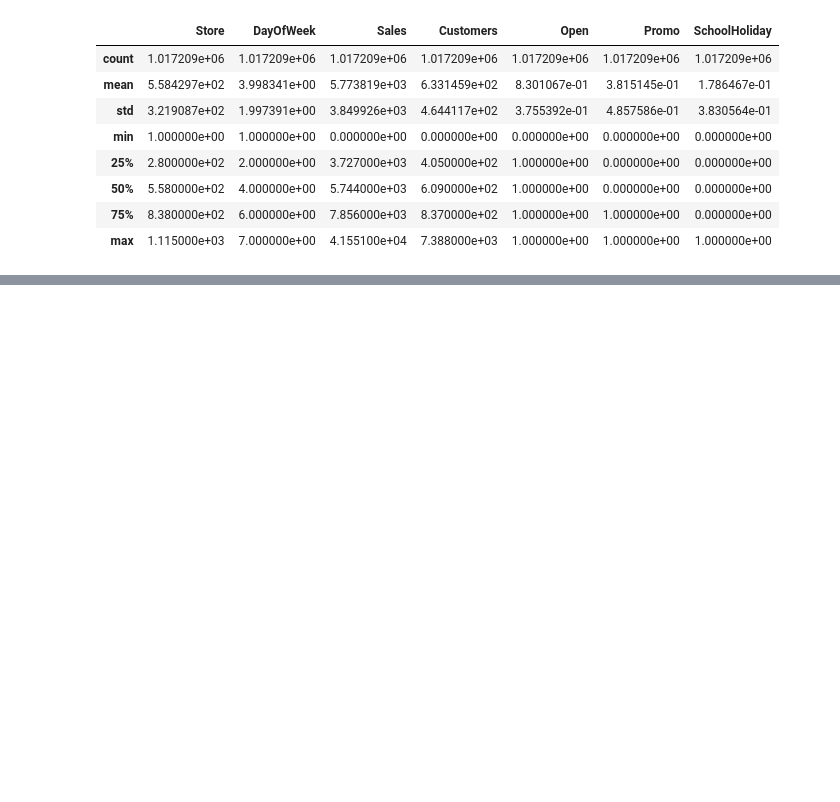
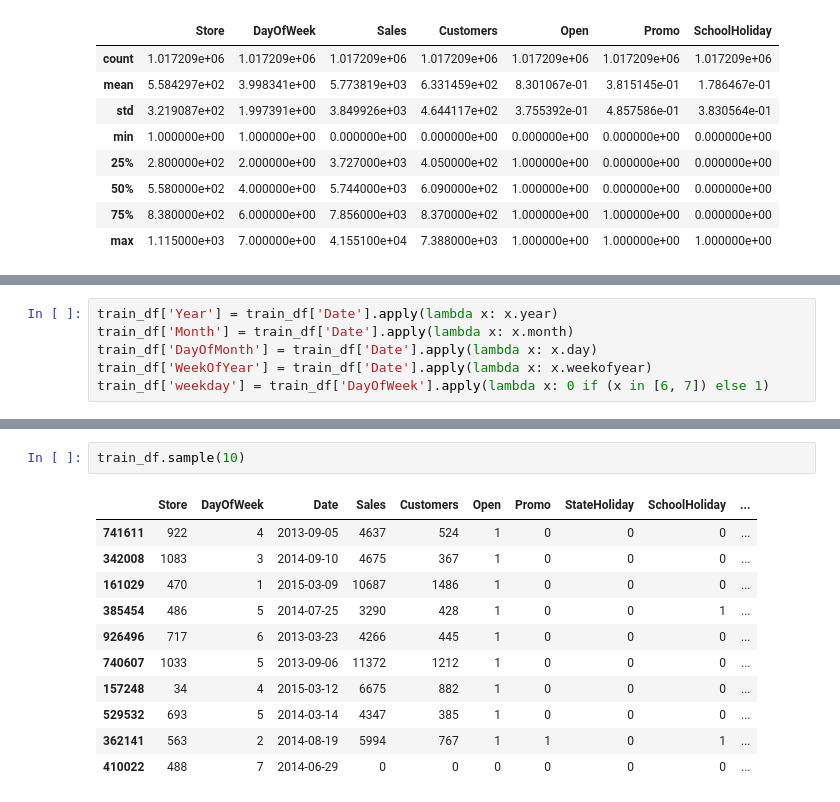
Before and after one commit to celine-kanagwa/Forecasting_Sales, a Jupyter notebook: Notebooks/ExplotaryDataAnalysis.ipynb, the cells around one changed output, grey strips where cells are left out. Cells and saved outputs as stored; diff of their text form; blank space fills up the shorter version.

```diff
--- a/Notebooks/ExplotaryDataAnalysis.ipynb
+++ b/Notebooks/ExplotaryDataAnalysis.ipynb
@@ -177,0 +601,6 @@ train_df.describe()
+# %%
+train_df['Year'] = train_df['Date'].apply(lambda x: x.year)
+train_df['Month'] = train_df['Date'].apply(lambda x: x.month)
+train_df['DayOfMonth'] = train_df['Date'].apply(lambda x: x.day)
+train_df['WeekOfYear'] = train_df['Date'].apply(lambda x: x.weekofyear)
+train_df['weekday'] = train_df['DayOfWeek'].apply(lambda x: 0 if (x in [6, 7]) else 1)
@@ -177,0 +627,14 @@ train_df.describe()
+# %%
+train_df.sample(10)
+# %% [output]
+|  | Store | DayOfWeek | Date | Sales | Customers | Open | Promo | StateHoliday | SchoolHoliday | ... |
+| 741611 | 922 | 4 | 2013-09-05 | 4637 | 524 | 1 | 0 | 0 | 0 | ... |
+| 342008 | 1083 | 3 | 2014-09-10 | 4675 | 367 | 1 | 0 | 0 | 0 | ... |
+| 161029 | 470 | 1 | 2015-03-09 | 10687 | 1486 | 1 | 0 | 0 | 0 | ... |
+| 385454 | 486 | 5 | 2014-07-25 | 3290 | 428 | 1 | 0 | 0 | 1 | ... |
+| 926496 | 717 | 6 | 2013-03-23 | 4266 | 445 | 1 | 0 | 0 | 0 | ... |
+| 740607 | 1033 | 5 | 2013-09-06 | 11372 | 1212 | 1 | 0 | 0 | 0 | ... |
+| 157248 | 34 | 4 | 2015-03-12 | 6675 | 882 | 1 | 0 | 0 | 0 | ... |
+| 529532 | 693 | 5 | 2014-03-14 | 4347 | 385 | 1 | 0 | 0 | 0 | ... |
+| 362141 | 563 | 2 | 2014-08-19 | 5994 | 767 | 1 | 1 | 0 | 1 | ... |
+| 410022 | 488 | 7 | 2014-06-29 | 0 | 0 | 0 | 0 | 0 | 0 | ... |
```
Also changed, not shown: parts of 96 cells of this notebook, 2 other files.
